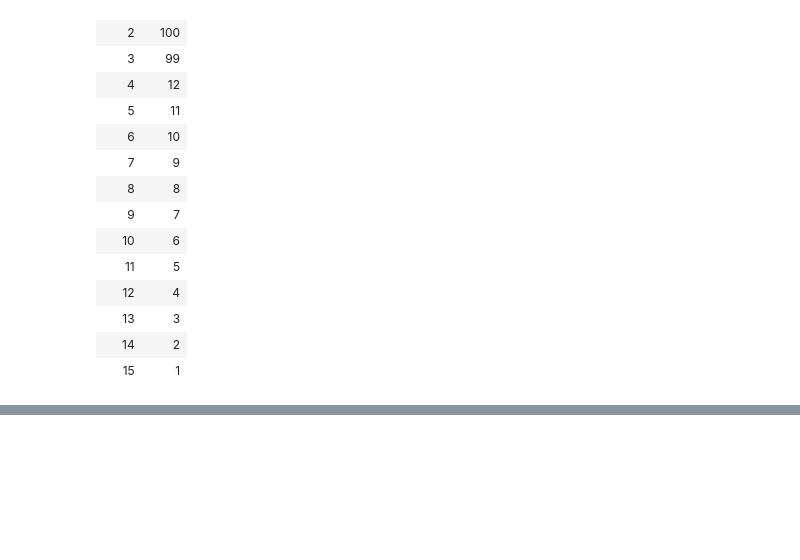
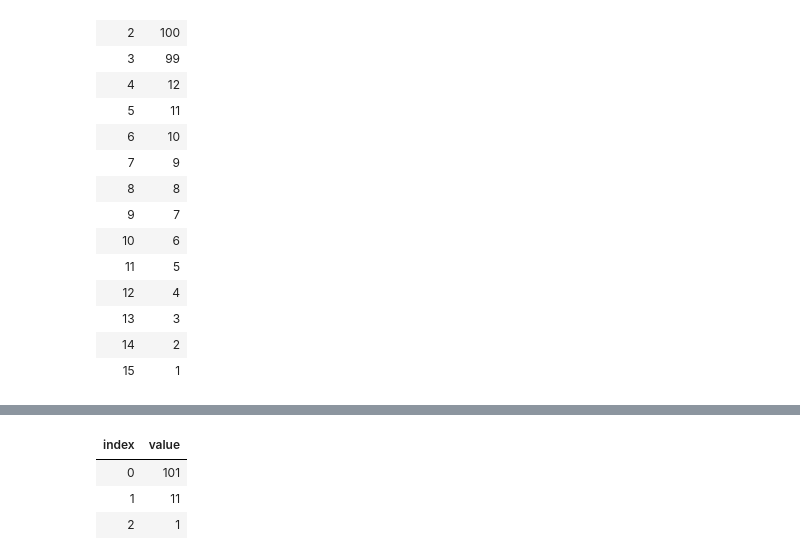
Before and after one commit to HarryJamesGreenblatt/Notes-On-C-Sharp, a Jupyter notebook: 16. Linear Data Structures/Built-In Classes/The Generic List Class.ipynb, the cells around one changed output, grey strips where cells are left out. Drawn from its saved outputs; the diff is of its cells as text; code cells hidden in the pictures; blank space fills up the shorter version.

```diff
--- a/16. Linear Data Structures/Built-In Classes/The Generic List Class.ipynb
+++ b/16. Linear Data Structures/Built-In Classes/The Generic List Class.ipynb
@@ -787,0 +834,8 @@ strictlyTypedIntegerList
+# %%
+// return all occurences
+strictlyTypedIntegerList.FindAll( ContainsAOnePredicate )
+# %% [output]
+| index | value |
+| 0 | 101 |
+| 1 | 11 |
+| 2 | 1 |
```
Also changed, not shown: parts of 11 cells of this notebook.
